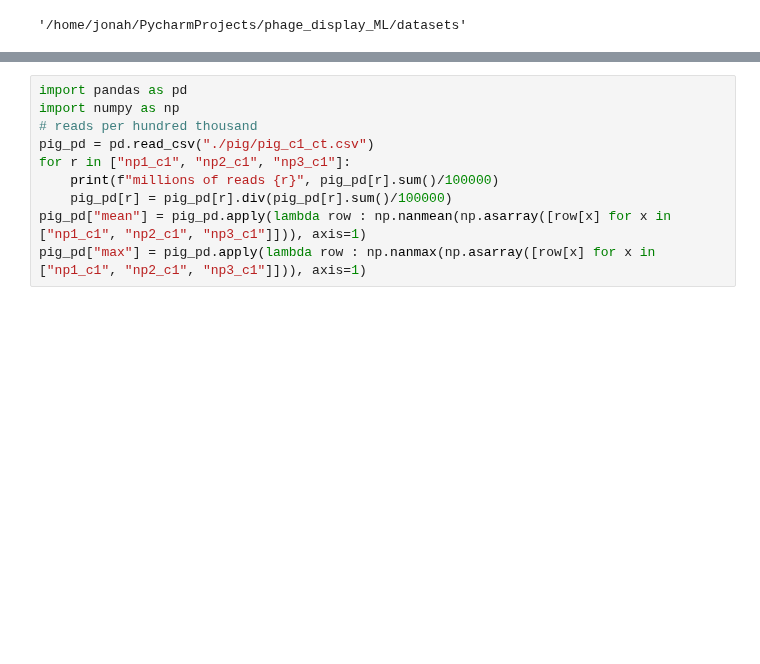
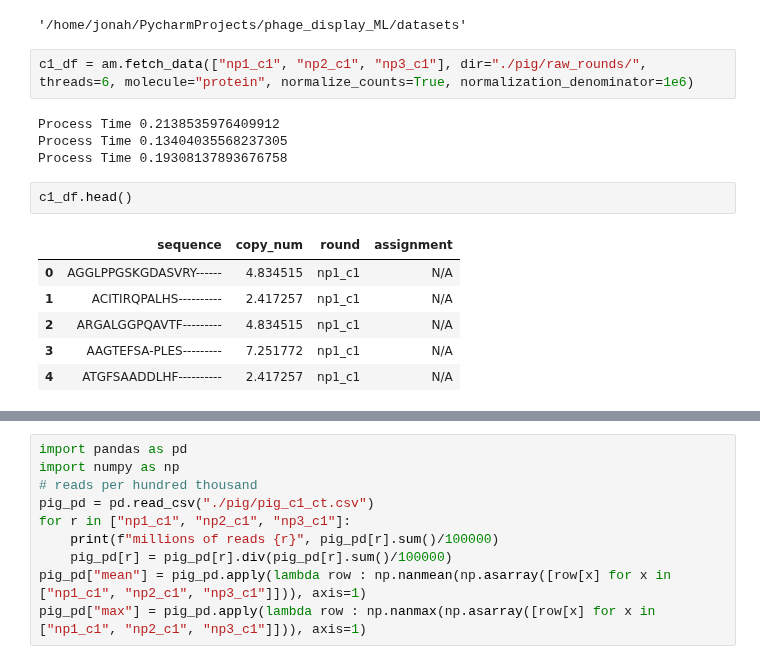
Before and after one commit to Jonahowns/phage_display_ML, a Jupyter notebook: datasets/pig_ge2_prep_example.ipynb, the cells around one changed output, grey strips where cells are left out. Drawn from its saved outputs; the diff is of its cells as text; blank space fills up the shorter version.

```diff
--- a/datasets/pig_ge2_prep_example.ipynb
+++ b/datasets/pig_ge2_prep_example.ipynb
@@ -25,6 +20,21 @@ Observed Characters: ['T', 'M', 'N', 'Y', 'V', 'I', 'H', 'A', 'R', 'C', 'Q', 'F'
 os.getcwd()
 # %% [output]
 '/home/jonah/PycharmProjects/phage_display_ML/datasets'
+# %%
+c1_df = am.fetch_data(["np1_c1", "np2_c1", "np3_c1"], dir="./pig/raw_rounds/", threads=6, molecule="protein", normalize_counts=True, normalization_denominator=1e6)
+# %% [output]
+Process Time 0.2138535976409912
+Process Time 0.13404035568237305
+Process Time 0.19308137893676758
+# %%
+c1_df.head()
+# %% [output]
+|  | sequence | copy_num | round | assignment |
+| 0 | AGGLPPGSKGDASVRY------ | 4.834515 | np1_c1 | N/A |
+| 1 | ACITIRQPALHS---------- | 2.417257 | np1_c1 | N/A |
+| 2 | ARGALGGPQAVTF--------- | 4.834515 | np1_c1 | N/A |
+| 3 | AAGTEFSA-PLES--------- | 7.251772 | np1_c1 | N/A |
+| 4 | ATGFSAADDLHF---------- | 2.417257 | np1_c1 | N/A |
 # %%
 import data_prep as dp
 import rbm_torch.analysis.analysis_methods as am
```
Also changed, not shown: parts of 5 cells of this notebook, 4 other files.
